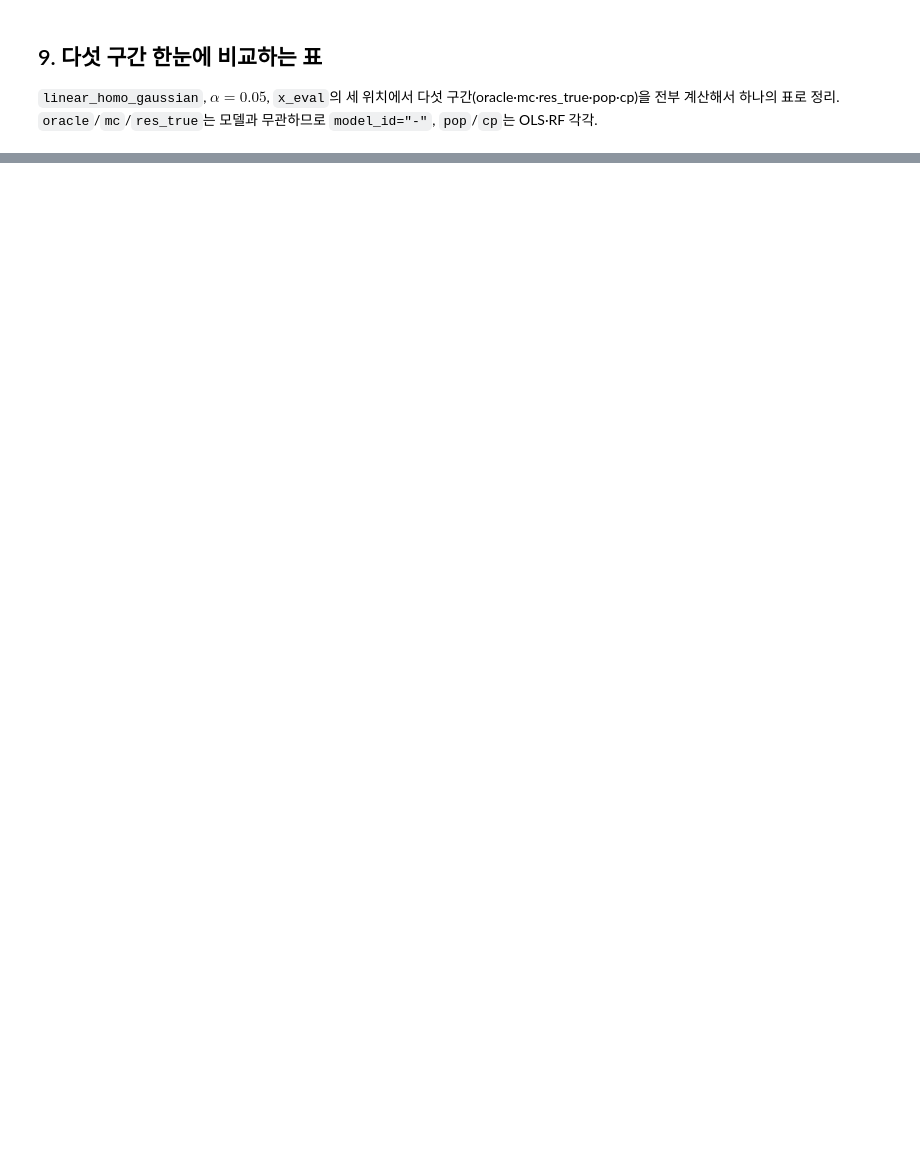
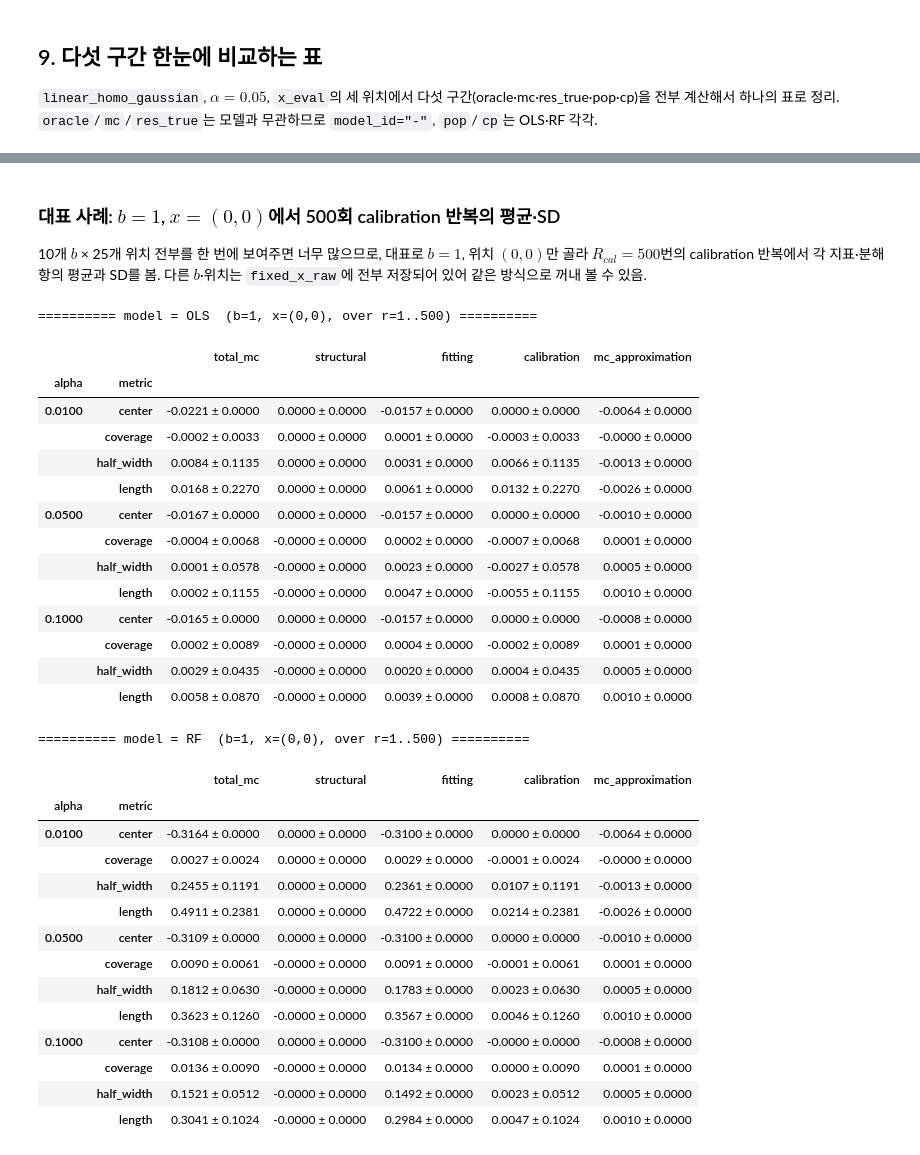
Before and after one commit to cms6090/simulation, a Jupyter notebook: notebooks/mc_vs_cp.ipynb, the cells around one changed output, grey strips where cells are left out. Drawn from its saved outputs; the diff is of its cells as text; code cells hidden in the pictures; blank space fills up the shorter version.

```diff
--- a/notebooks/mc_vs_cp.ipynb
+++ b/notebooks/mc_vs_cp.ipynb
@@ -896,0 +1011,9 @@ five_intervals_table
+# %%
+# L, U를 "[L, U]" 형태의 문자열로 합쳐서, family별로 나란히 볼 수 있는 표를 만듦
+table_with_family["interval_str"] = table_with_family.apply(
+    lambda row: f"[{row['L']:.4f}, {row['U']:.4f}]", axis=1
+)
+
+interval_bracket_table = table_with_family.pivot(index=["x1", "x2"], columns="family", values="interval_str")
+interval_bracket_table = interval_bracket_table[FAMILY_ORDER]  # 열 순서를 5개 구간의 원래 순서로 고정
+interval_bracket_table
@@ -896,0 +1441,16 @@ five_intervals_table
+# %%
+fixed_x_raw = pd.read_csv(r"../results/fixed_x_linear_homo_gaussian.csv")
+print(f"불러온 행 수 = {len(fixed_x_raw):,}  (b={fixed_x_raw['b'].nunique()}, r={fixed_x_raw['r'].nunique()}, "
+      f"위치={fixed_x_raw[['x1','x2']].drop_duplicates().shape[0]})")
+
+# 불변식 재확인: structural/fitting은 r과 무관 -> 같은 (b,x,model,alpha,metric)에서 r에 대한 SD가 0이어야 함
+invariance_check = fixed_x_raw.groupby(["b", "x1", "x2", "model_id", "alpha", "metric"])[
+    ["structural", "fitting"]
+].std()
+print("structural/fitting의 r에 대한 SD 최댓값 (0이어야 함):", invariance_check.max().max())
+
+center_calibration = fixed_x_raw.query("metric == 'center'")["calibration"]
+print("center의 calibration 최대 절댓값 (0이어야 함):", center_calibration.abs().max())
+
+max_identity_residual = fixed_x_raw["identity_residual"].abs().max()
+print("max |identity_residual| (0이어야 함):", max_identity_residual)
@@ -896,0 +1462,51 @@ five_intervals_table
+# %% [markdown]
+### 대표 사례: $b=1$, $x=(0,0)$에서 500회 calibration 반복의 평균·SD
+
+10개 $b$ × 25개 위치 전부를 한 번에 보여주면 너무 많으므로, 대표로 $b=1$, 위치 $(0,0)$만 골라 $R_{cal}=500$번의 calibration 반복에서 각 지표·분해항의 평균과 SD를 봄. 다른 $b$·위치는 `fixed_x_raw`에 전부 저장되어 있어 같은 방식으로 꺼내 볼 수 있음.
+# %%
+# fixed_x_raw에는 분해 결과(component)만 저장되어 있음 (원본 oracle/mc/res_true/pop/cp 값은 없음)
+COMPONENT_COLS = ["total_mc", "structural", "fitting", "calibration", "mc_approximation"]
+
+example = fixed_x_raw.query("b == 1 and x1 == 0.0 and x2 == 0.0")
+
+example_mean = example.groupby(["model_id", "alpha", "metric"])[COMPONENT_COLS].mean()
+example_std = example.groupby(["model_id", "alpha", "metric"])[COMPONENT_COLS].std()
+
+example_summary = example_mean.copy()
+for col in COMPONENT_COLS:
+    example_summary[col] = example_mean[col].map("{:.4f}".format) + " ± " + example_std[col].map("{:.4f}".format)
+
+for model_id in ["OLS", "RF"]:
+    print(f"\n{'=' * 10} model = {model_id}  (b=1, x=(0,0), over r=1..500) {'=' * 10}")
+    display(example_summary.loc[model_id])
+# %% [output]
+========== model = OLS  (b=1, x=(0,0), over r=1..500) ==========
+|  |  | total_mc | structural | fitting | calibration | mc_approximation |
+| alpha | metric |  |  |  |  |  |
+| 0.0100 | center | -0.0221 ± 0.0000 | 0.0000 ± 0.0000 | -0.0157 ± 0.0000 | 0.0000 ± 0.0000 | -0.0064 ± 0.0000 |
+|  | coverage | -0.0002 ± 0.0033 | 0.0000 ± 0.0000 | 0.0001 ± 0.0000 | -0.0003 ± 0.0033 | -0.0000 ± 0.0000 |
+|  | half_width | 0.0084 ± 0.1135 | 0.0000 ± 0.0000 | 0.0031 ± 0.0000 | 0.0066 ± 0.1135 | -0.0013 ± 0.0000 |
+|  | length | 0.0168 ± 0.2270 | 0.0000 ± 0.0000 | 0.0061 ± 0.0000 | 0.0132 ± 0.2270 | -0.0026 ± 0.0000 |
+| 0.0500 | center | -0.0167 ± 0.0000 | 0.0000 ± 0.0000 | -0.0157 ± 0.0000 | 0.0000 ± 0.0000 | -0.0010 ± 0.0000 |
+|  | coverage | -0.0004 ± 0.0068 | -0.0000 ± 0.0000 | 0.0002 ± 0.0000 | -0.0007 ± 0.0068 | 0.0001 ± 0.0000 |
+|  | half_width | 0.0001 ± 0.0578 | -0.0000 ± 0.0000 | 0.0023 ± 0.0000 | -0.0027 ± 0.0578 | 0.0005 ± 0.0000 |
+|  | length | 0.0002 ± 0.1155 | -0.0000 ± 0.0000 | 0.0047 ± 0.0000 | -0.0055 ± 0.1155 | 0.0010 ± 0.0000 |
+| 0.1000 | center | -0.0165 ± 0.0000 | 0.0000 ± 0.0000 | -0.0157 ± 0.0000 | 0.0000 ± 0.0000 | -0.0008 ± 0.0000 |
+|  | coverage | 0.0002 ± 0.0089 | -0.0000 ± 0.0000 | 0.0004 ± 0.0000 | -0.0002 ± 0.0089 | 0.0001 ± 0.0000 |
+|  | half_width | 0.0029 ± 0.0435 | -0.0000 ± 0.0000 | 0.0020 ± 0.0000 | 0.0004 ± 0.0435 | 0.0005 ± 0.0000 |
+|  | length | 0.0058 ± 0.0870 | -0.0000 ± 0.0000 | 0.0039 ± 0.0000 | 0.0008 ± 0.0870 | 0.0010 ± 0.0000 |
+========== model = RF  (b=1, x=(0,0), over r=1..500) ==========
+|  |  | total_mc | structural | fitting | calibration | mc_approximation |
+| alpha | metric |  |  |  |  |  |
+| 0.0100 | center | -0.3164 ± 0.0000 | 0.0000 ± 0.0000 | -0.3100 ± 0.0000 | 0.0000 ± 0.0000 | -0.0064 ± 0.0000 |
+|  | coverage | 0.0027 ± 0.0024 | 0.0000 ± 0.0000 | 0.0029 ± 0.0000 | -0.0001 ± 0.0024 | -0.0000 ± 0.0000 |
+|  | half_width | 0.2455 ± 0.1191 | 0.0000 ± 0.0000 | 0.2361 ± 0.0000 | 0.0107 ± 0.1191 | -0.0013 ± 0.0000 |
+|  | length | 0.4911 ± 0.2381 | 0.0000 ± 0.0000 | 0.4722 ± 0.0000 | 0.0214 ± 0.2381 | -0.0026 ± 0.0000 |
+| 0.0500 | center | -0.3109 ± 0.0000 | 0.0000 ± 0.0000 | -0.3100 ± 0.0000 | 0.0000 ± 0.0000 | -0.0010 ± 0.0000 |
+|  | coverage | 0.0090 ± 0.0061 | -0.0000 ± 0.0000 | 0.0091 ± 0.0000 | -0.0001 ± 0.0061 | 0.0001 ± 0.0000 |
+|  | half_width | 0.1812 ± 0.0630 | -0.0000 ± 0.0000 | 0.1783 ± 0.0000 | 0.0023 ± 0.0630 | 0.0005 ± 0.0000 |
+|  | length | 0.3623 ± 0.1260 | -0.0000 ± 0.0000 | 0.3567 ± 0.0000 | 0.0046 ± 0.1260 | 0.0010 ± 0.0000 |
+| 0.1000 | center | -0.3108 ± 0.0000 | 0.0000 ± 0.0000 | -0.3100 ± 0.0000 | -0.0000 ± 0.0000 | -0.0008 ± 0.0000 |
+|  | coverage | 0.0136 ± 0.0090 | -0.0000 ± 0.0000 | 0.0134 ± 0.0000 | 0.0000 ± 0.0090 | 0.0001 ± 0.0000 |
+|  | half_width | 0.1521 ± 0.0512 | -0.0000 ± 0.0000 | 0.1492 ± 0.0000 | 0.0023 ± 0.0512 | 0.0005 ± 0.0000 |
+|  | length | 0.3041 ± 0.1024 | -0.0000 ± 0.0000 | 0.2984 ± 0.0000 | 0.0047 ± 0.1024 | 0.0010 ± 0.0000 |
```
Also changed, not shown: parts of 28 cells of this notebook.
